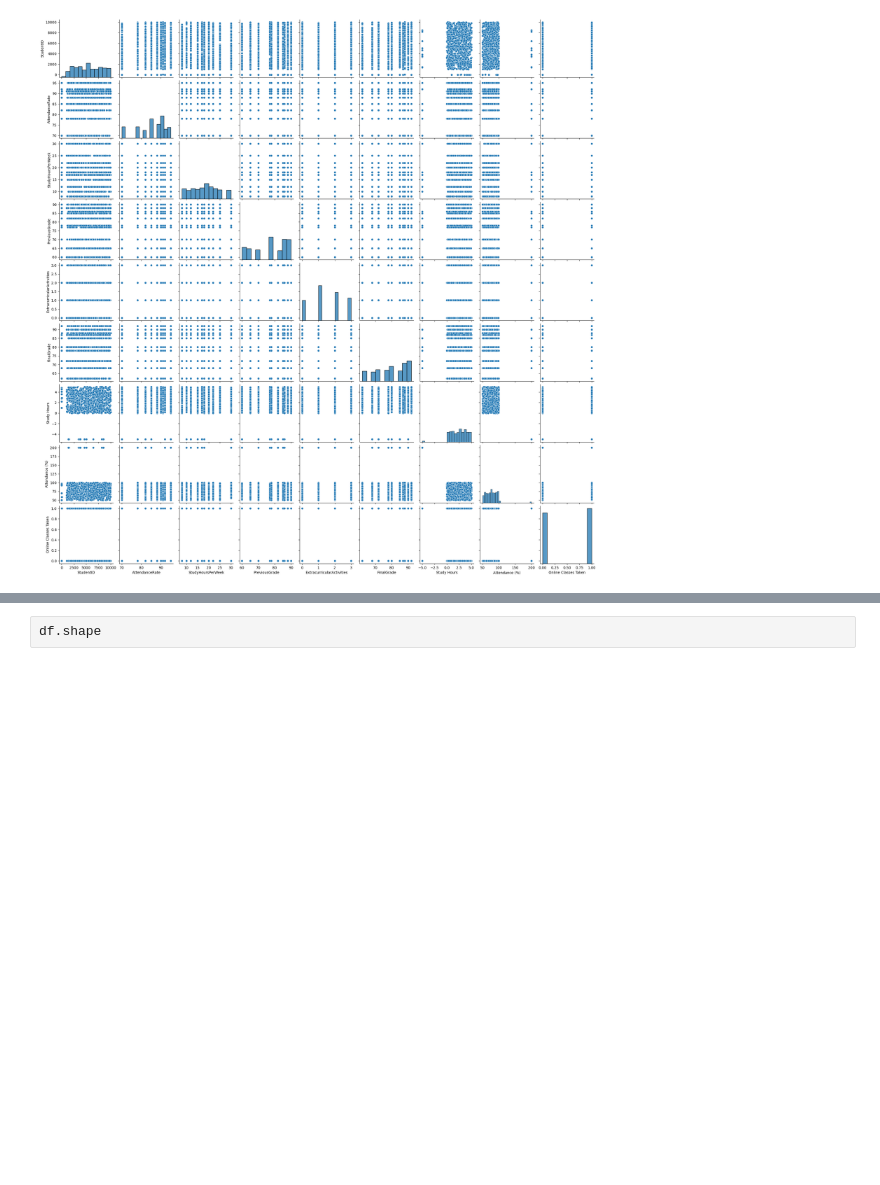
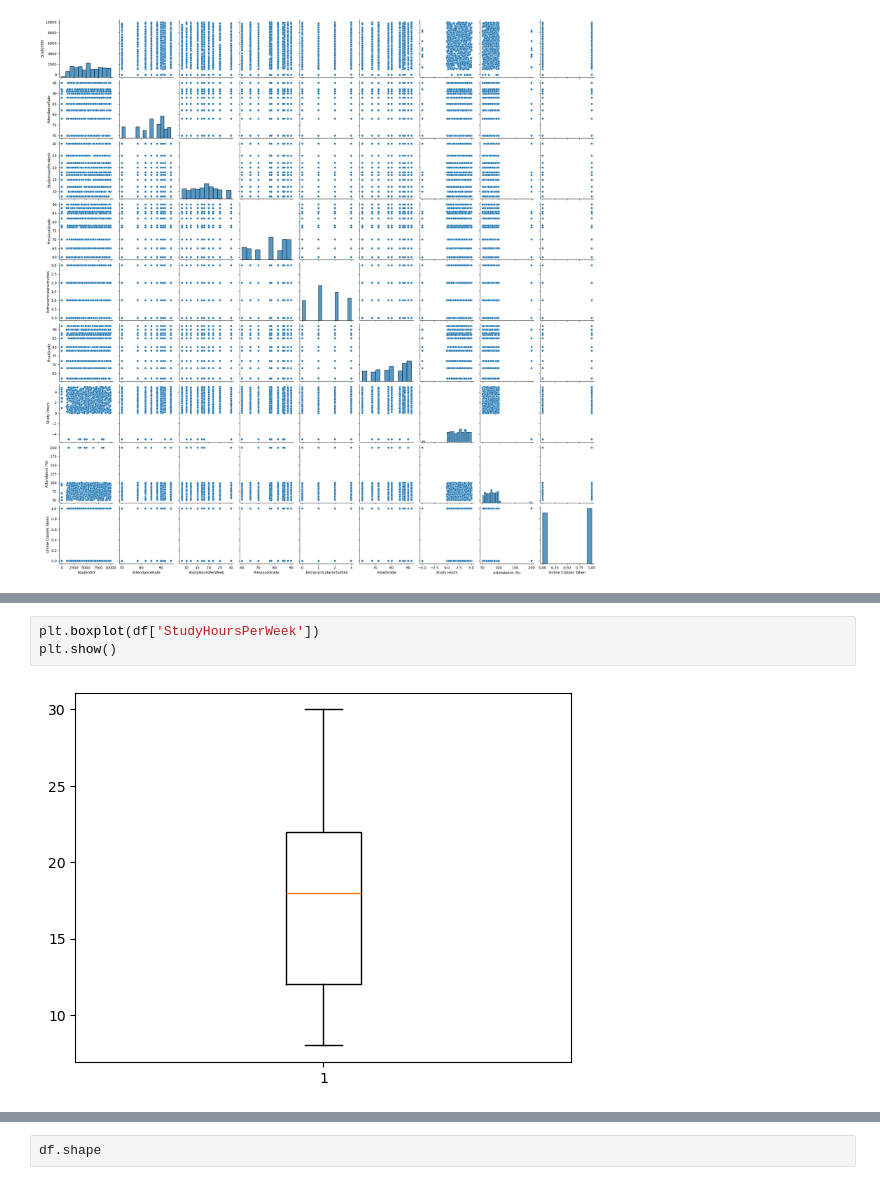
Before and after one commit to Saugatpdsn/Student-Performance-Prediction-ML-Fundamental-, a Jupyter notebook: student_performance_prediction.ipynb, the cells around one changed output, grey strips where cells are left out. Cells and saved outputs as stored; diff of their text form; blank space fills up the shorter version.

```diff
--- a/student_performance_prediction.ipynb
+++ b/student_performance_prediction.ipynb
@@ -156,0 +164,5 @@ plt.show()
+# %%
+plt.boxplot(df['StudyHoursPerWeek'])
+plt.show()
+# %% [output]
+[figure, added]
```
Also changed, not shown: parts of 9 cells of this notebook.
